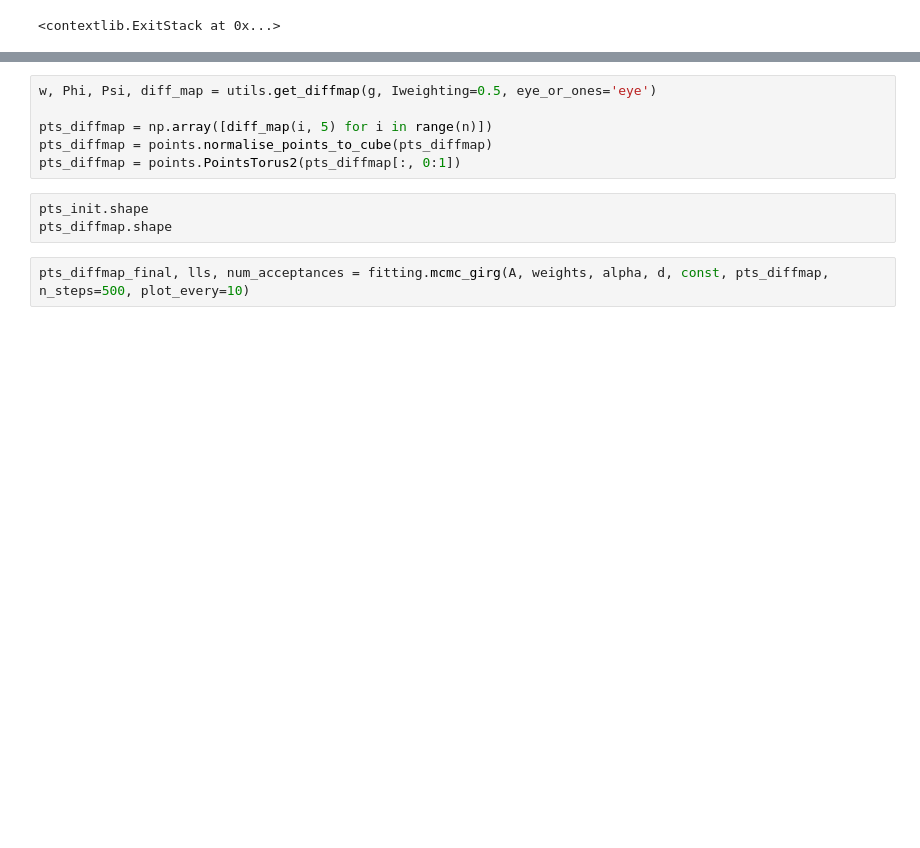
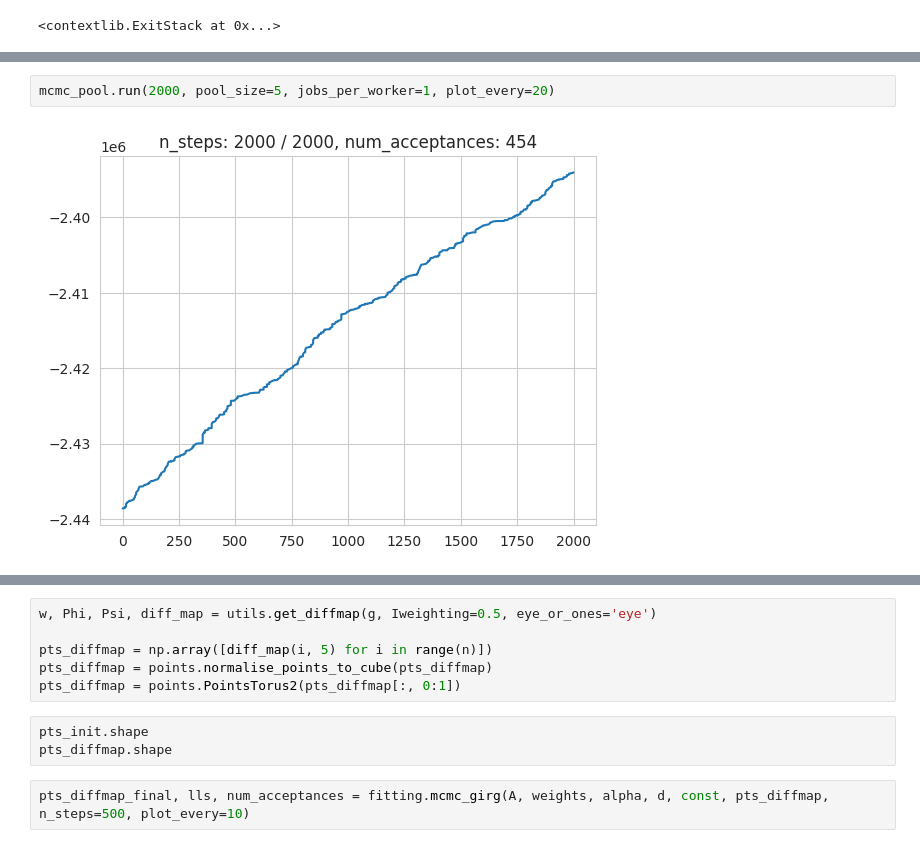
Before and after one commit to BenjiDayan/GIRGs, a Jupyter notebook: benji_src/notebooks/MCMC.ipynb, the cells around one changed output, grey strips where cells are left out. Cells and saved outputs as stored; diff of their text form; blank space fills up the shorter version.

```diff
--- a/benji_src/notebooks/MCMC.ipynb
+++ b/benji_src/notebooks/MCMC.ipynb
@@ -289,0 +365,4 @@ fig.canvas.draw()
+# %%
+mcmc_pool.run(2000, pool_size=5, jobs_per_worker=1, plot_every=20)
+# %% [output]
+[figure, added]
```
Also changed, not shown: parts of 76 cells of this notebook, 1 other file.
